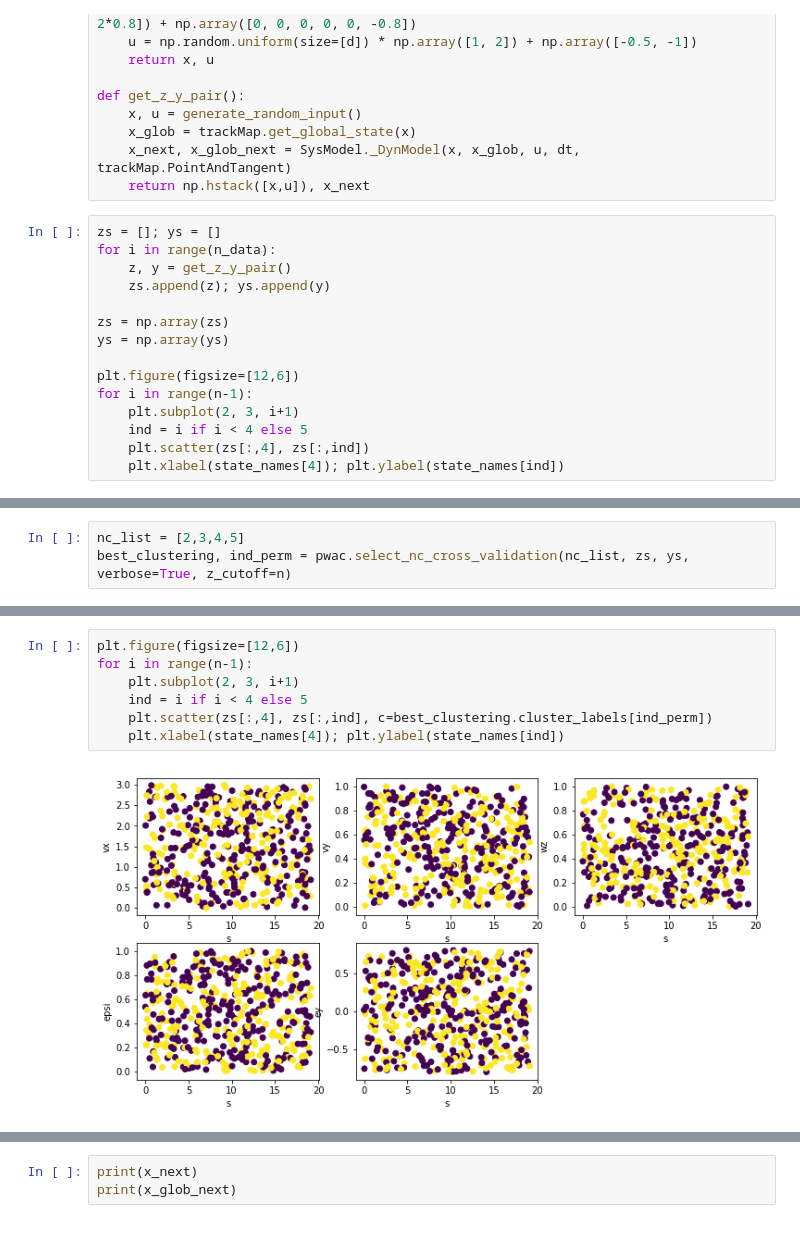
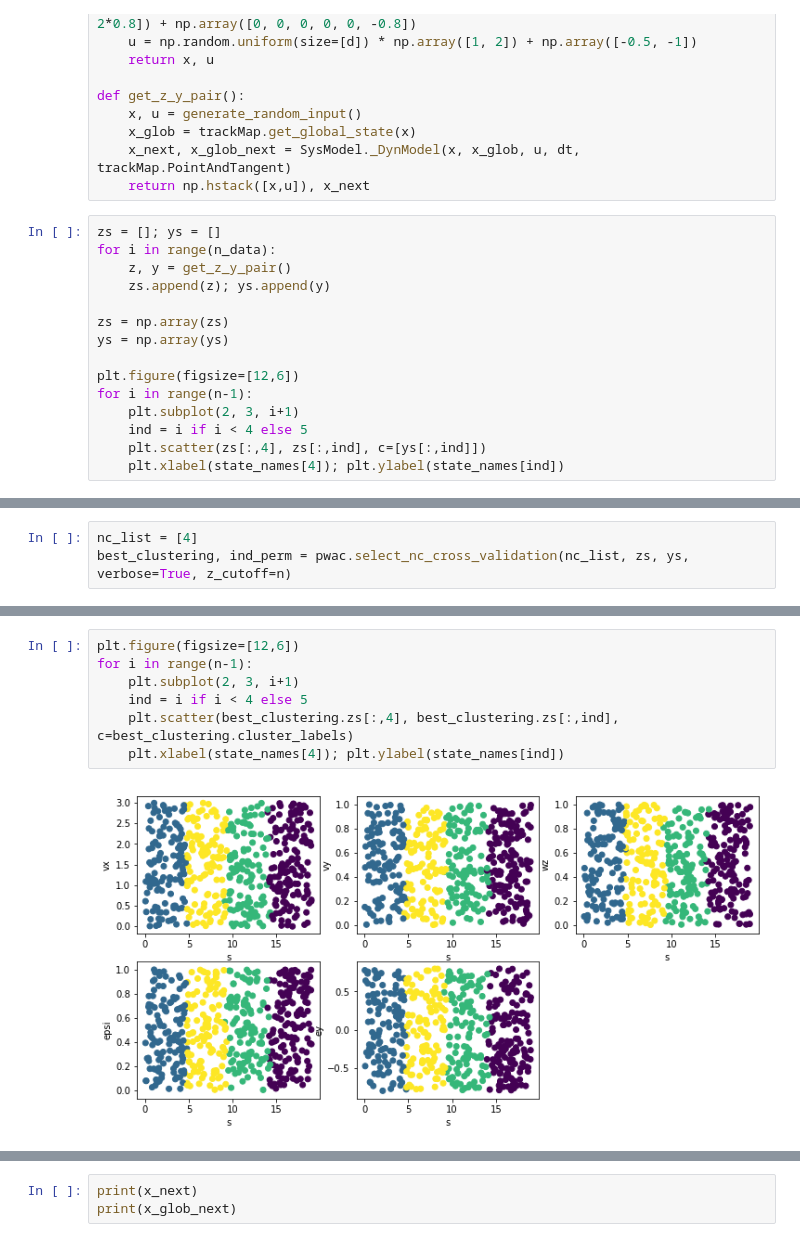
Before and after one commit to urosolia/RacingLMPC, a Jupyter notebook: notebooks/Fitting Accurate Piecewise Affine Model.ipynb, the cells around one changed output, grey strips where cells are left out. Drawn from its saved outputs; the diff is of its cells as text.

```diff
--- a/notebooks/Fitting Accurate Piecewise Affine Model.ipynb
+++ b/notebooks/Fitting Accurate Piecewise Affine Model.ipynb
@@ -46,6 +46,6 @@ plt.figure(figsize=[12,6])
 for i in range(n-1):
     plt.subplot(2, 3, i+1)
     ind = i if i < 4 else 5
-    plt.scatter(zs[:,4], zs[:,ind])
+    plt.scatter(zs[:,4], zs[:,ind], c=[ys[:,ind]])
     plt.xlabel(state_names[4]); plt.ylabel(state_names[ind])
 # %% [output]
@@ -53,4 +57,4 @@ for i in range(n-1):
 # %%
-nc_list = [2,3,4,5]
+nc_list = [4]
 best_clustering, ind_perm = pwac.select_nc_cross_validation(nc_list, zs, ys, verbose=True, z_cutoff=n)
 # %% [output]
@@ -98,9 +102,9 @@ c'x = -0.0000, -b'y = -0.0000
 # %%
 plt.figure(figsize=[12,6])
 for i in range(n-1):
     plt.subplot(2, 3, i+1)
     ind = i if i < 4 else 5
-    plt.scatter(zs[:,4], zs[:,ind], c=best_clustering.cluster_labels[ind_perm])
+    plt.scatter(best_clustering.zs[:,4], best_clustering.zs[:,ind], c=best_clustering.cluster_labels)
     plt.xlabel(state_names[4]); plt.ylabel(state_names[ind])
 # %% [output]
-[figure, old version]
+[figure, new version]
```
Also changed, not shown: parts of 8 cells of this notebook, 7 other files.
